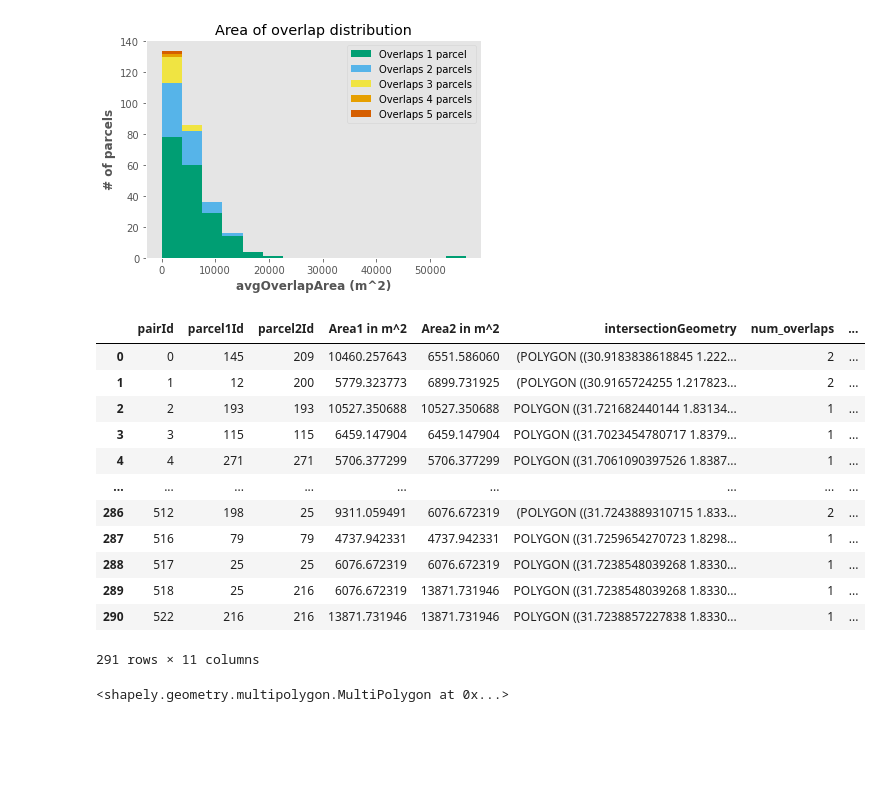
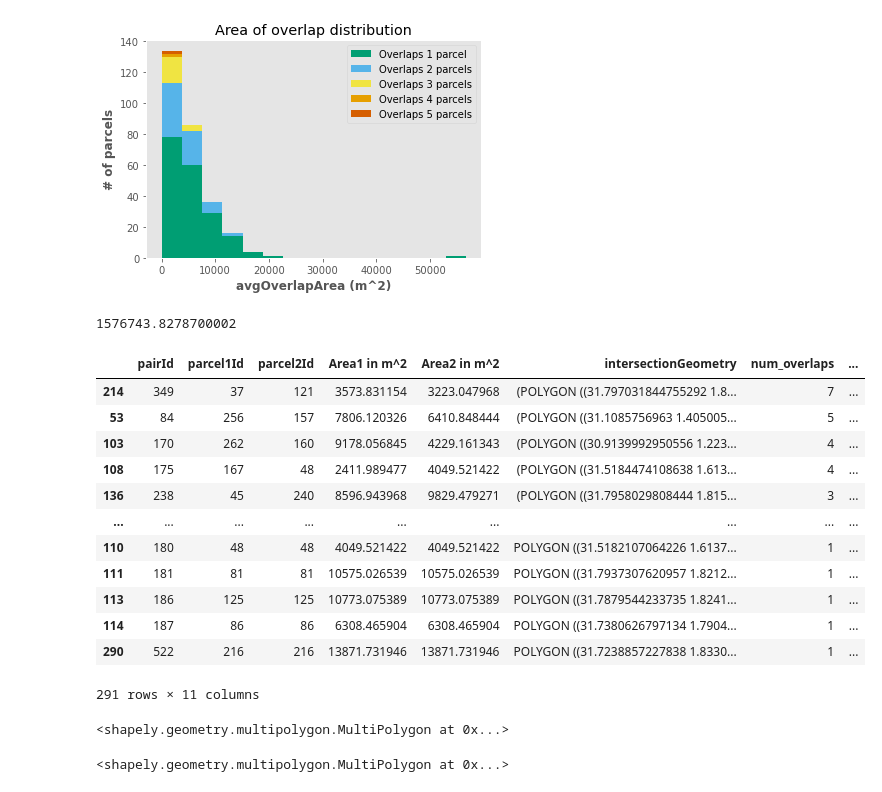
Before and after one commit to mrinalgrover/TakingRoot, a Jupyter notebook: code/OverlapAnalysis.ipynb, the cells around one changed output. Cells and saved outputs as stored; diff of their text form; code cells hidden in the pictures; blank space fills up the shorter version.

```diff
--- a/code/OverlapAnalysis.ipynb
+++ b/code/OverlapAnalysis.ipynb
@@ -312,22 +336,30 @@ plt.title('Area of overlap distribution')
 # %% [output]
 Text(0.5, 1.0, 'Area of overlap distribution')
 [figure]
+# %%
+np.sum(augmented_parcel_pairs_df['IntersectionArea in m^2'])
+# %% [output]
+1576743.8278700002
 # %%
-augmented_parcel_pairs_df
+augmented_parcel_pairs_df.sort_values(by='num_overlaps', ascending=False)
 # %% [output]
 |  | pairId | parcel1Id | parcel2Id | Area1 in m^2 | Area2 in m^2 | intersectionGeometry | num_overlaps | ... |
-| 0 | 0 | 145 | 209 | 10460.257643 | 6551.586060 | (POLYGON ((30.9183838618845 1.222... | 2 | ... |
-| 1 | 1 | 12 | 200 | 5779.323773 | 6899.731925 | (POLYGON ((30.9165724255 1.217823... | 2 | ... |
-| 2 | 2 | 193 | 193 | 10527.350688 | 10527.350688 | POLYGON ((31.721682440144 1.83134... | 1 | ... |
-| 3 | 3 | 115 | 115 | 6459.147904 | 6459.147904 | POLYGON ((31.7023454780717 1.8379... | 1 | ... |
-| 4 | 4 | 271 | 271 | 5706.377299 | 5706.377299 | POLYGON ((31.7061090397526 1.8387... | 1 | ... |
+| 214 | 349 | 37 | 121 | 3573.831154 | 3223.047968 | (POLYGON ((31.797031844755292 1.8... | 7 | ... |
+| 53 | 84 | 256 | 157 | 7806.120326 | 6410.848444 | (POLYGON ((31.1085756963 1.405005... | 5 | ... |
+| 103 | 170 | 262 | 160 | 9178.056845 | 4229.161343 | (POLYGON ((30.9139992950556 1.223... | 4 | ... |
+| 108 | 175 | 167 | 48 | 2411.989477 | 4049.521422 | (POLYGON ((31.5184474108638 1.613... | 4 | ... |
+| 136 | 238 | 45 | 240 | 8596.943968 | 9829.479271 | (POLYGON ((31.7958029808444 1.815... | 3 | ... |
 | ... | ... | ... | ... | ... | ... | ... | ... | ... |
-| 286 | 512 | 198 | 25 | 9311.059491 | 6076.672319 | (POLYGON ((31.7243889310715 1.833... | 2 | ... |
-| 287 | 516 | 79 | 79 | 4737.942331 | 4737.942331 | POLYGON ((31.7259654270723 1.8298... | 1 | ... |
-| 288 | 517 | 25 | 25 | 6076.672319 | 6076.672319 | POLYGON ((31.7238548039268 1.8330... | 1 | ... |
-| 289 | 518 | 25 | 216 | 6076.672319 | 13871.731946 | POLYGON ((31.7238548039268 1.8330... | 1 | ... |
+| 110 | 180 | 48 | 48 | 4049.521422 | 4049.521422 | POLYGON ((31.5182107064226 1.6137... | 1 | ... |
+| 111 | 181 | 81 | 81 | 10575.026539 | 10575.026539 | POLYGON ((31.7937307620957 1.8212... | 1 | ... |
+| 113 | 186 | 125 | 125 | 10773.075389 | 10773.075389 | POLYGON ((31.7879544233735 1.8241... | 1 | ... |
+| 114 | 187 | 86 | 86 | 6308.465904 | 6308.465904 | POLYGON ((31.7380626797134 1.7904... | 1 | ... |
 | 290 | 522 | 216 | 216 | 13871.731946 | 13871.731946 | POLYGON ((31.7238857227838 1.8330... | 1 | ... |
 291 rows × 11 columns
+# %%
+augmented_parcel_pairs_df.loc[214,"intersectionGeometry"]
+# %% [output]
+<shapely.geometry.multipolygon.MultiPolygon at 0x...>
 # %%
 augmented_parcel_pairs_df["intersectionGeometry"][1]
 # %% [output]
```
Also changed, not shown: parts of 12 cells of this notebook.
